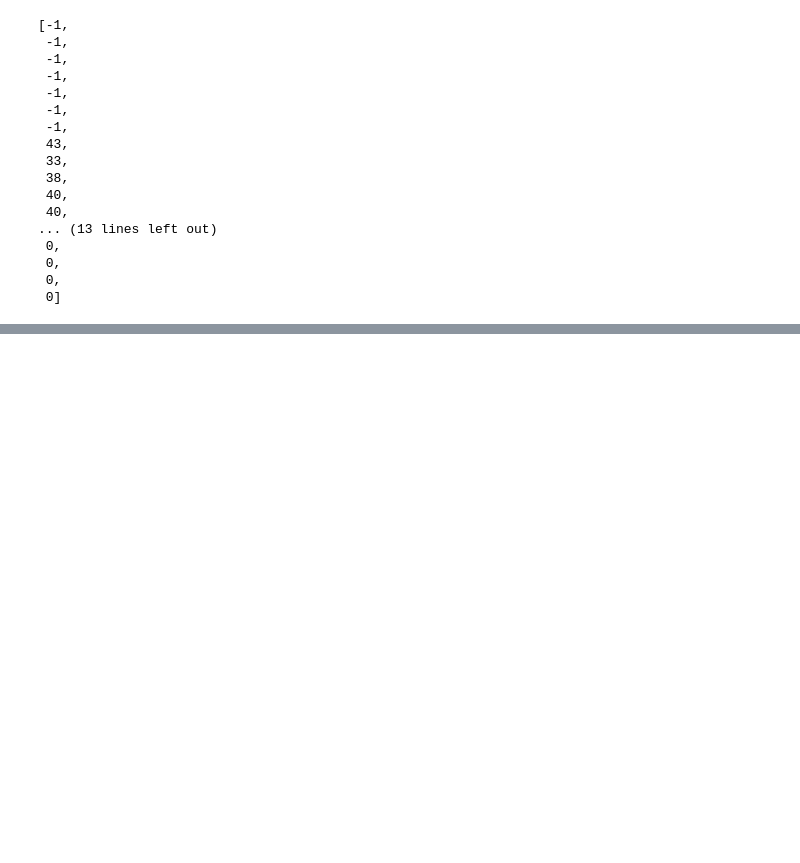
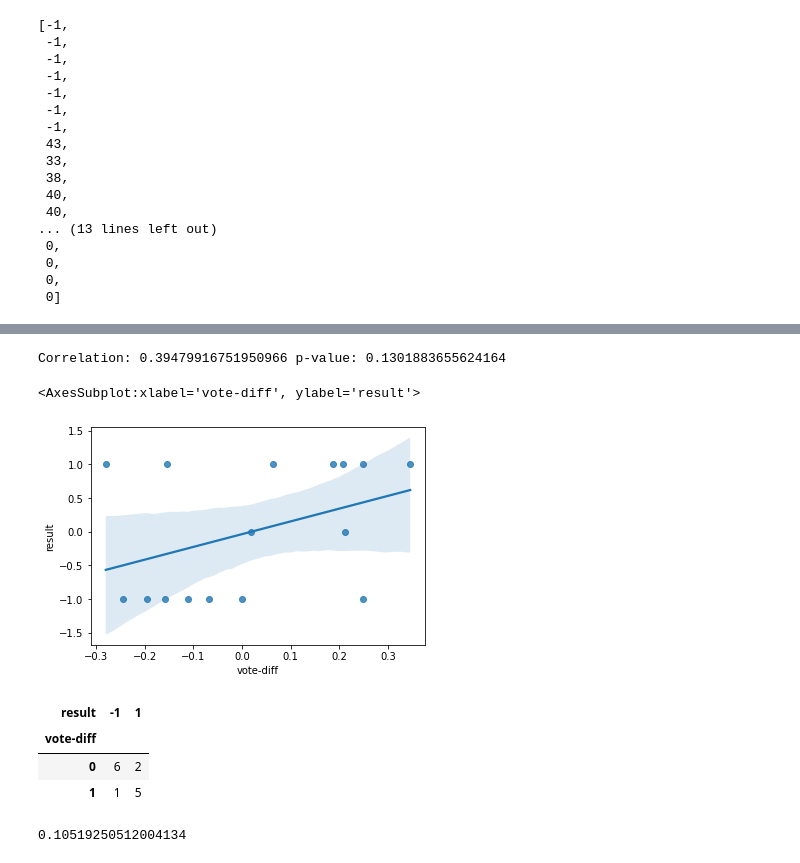
Before and after one commit to appventure-nush/nush-chess, a Jupyter notebook: analysis/Analysis.ipynb, the cells around one changed output, grey strips where cells are left out. Drawn from its saved outputs; the diff is of its cells as text; code cells hidden in the pictures; blank space fills up the shorter version.

Commit message:
Stats

```diff
--- a/analysis/Analysis.ipynb
+++ b/analysis/Analysis.ipynb
@@ -442,0 +485,3 @@ get_placings('h2010155@nushigh.edu.sg')
+# %%
+votes17['is_white'] = votes17.voting_round % 2 == 0
+votes17
@@ -442,0 +502,3 @@ get_placings('h2010155@nushigh.edu.sg')
+# %%
+grp = votes17.groupby(['game_id', 'is_white']).email.count().reset_index()
+grp
@@ -442,0 +523,5 @@ get_placings('h2010155@nushigh.edu.sg')
+# %%
+voteDiff = (grp[grp.is_white].email.reset_index(drop=True) - grp[~grp.is_white].email.reset_index(drop=True)) / grp.groupby('game_id').email.sum().reset_index(drop=True)
+# voteDiff = ((grp[grp.is_white].email.reset_index(drop=True) - grp[~grp.is_white].email.reset_index(drop=True)) > 0).astype(int)
+voteDiff.rename('vote-diff', inplace=True)
+voteDiff
@@ -442,0 +547,13 @@ get_placings('h2010155@nushigh.edu.sg')
+# %%
+def encode(x):
+    if x.winner == -1:
+        return 0
+    elif x.white_team == x.winner:
+        return 1
+    else:
+        return -1
+
+
+winEncoded = games17.apply(encode, axis=1)
+winEncoded.rename('result', inplace=True).reset_index(drop=True, inplace=True)
+winEncoded
@@ -442,0 +600,27 @@ get_placings('h2010155@nushigh.edu.sg')
+# %%
+from scipy.stats import pearsonr, chi2_contingency
+
+dropping = [1]
+vdDrop = voteDiff.drop(dropping)
+weDrop = winEncoded.drop(dropping)
+
+corr, p = pearsonr(vdDrop, weDrop)
+print('Correlation:', corr, 'p-value:', p)
+sns.regplot(x=vdDrop, y=weDrop)
+# %% [output]
+Correlation: 0.39479916751950966 p-value: 0.1301883655624164
+<AxesSubplot:xlabel='vote-diff', ylabel='result'>
+[figure, added]
+# %%
+contigency = pd.crosstab(vdDrop, weDrop)
+contigency
+# %% [output]
+| result | -1 | 1 |
+| vote-diff |  |  |
+| 0 | 6 | 2 |
+| 1 | 1 | 5 |
+# %%
+c, p, dof, expected = chi2_contingency(contigency)
+p
+# %% [output]
+0.10519250512004134
```
Also changed, not shown: parts of 9 cells of this notebook.
